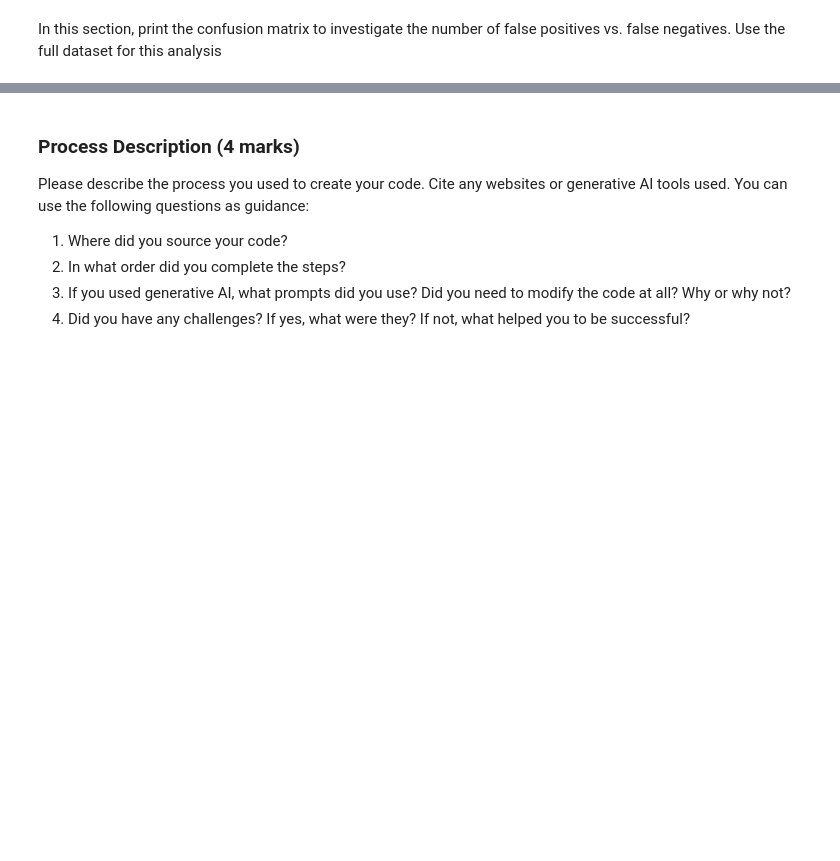
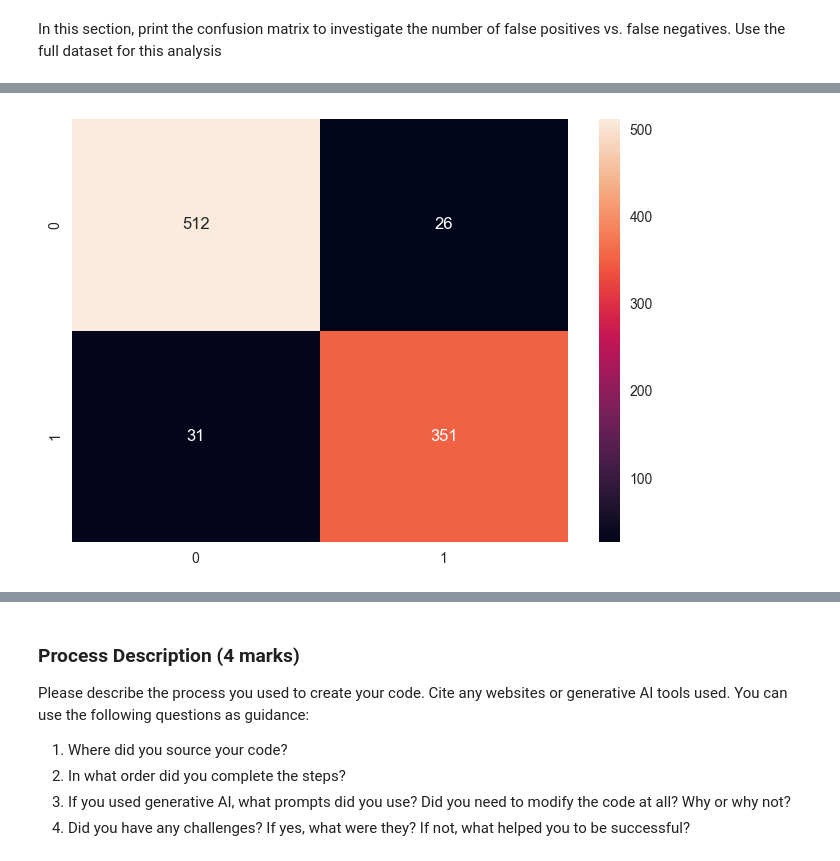
Before and after one commit to aneeshb7/ensf-611, a Jupyter notebook: assignments/Assignment 2.ipynb, the cells around one changed output, grey strips where cells are left out. Cells and saved outputs as stored; diff of their text form; code cells hidden in the pictures; blank space fills up the shorter version.

```diff
--- a/assignments/Assignment 2.ipynb
+++ b/assignments/Assignment 2.ipynb
@@ -63,6 +90,17 @@ For this task, we want to test if the linear model would still work if we used l
     - `X` and `y`
     - Only first two columns of `X` and `y`
     - `X_small` and `y_small`
+# %%
+from sklearn.linear_model import LogisticRegression
+
+# instantiate model LogisticRegression(max_iter=2000)
+model = LogisticRegression(max_iter=2000)
+# implement model with X and y
+model1 = model.fit(X, y)
+# implement model with only first two columns of X and y
+model2 = model.fit(X.iloc[:, :2], y)
+# implement model with X_small and y_small
+model3 = model.fit(X_small, y_small)
 # %% [markdown]
 ### Step 4: Validate Model
 
@@ -82,3 +153,9 @@ Calculate the training and validation accuracy for the three different tests imp
 In this section, print the confusion matrix to investigate the number of false positives vs. false negatives. Use the full dataset for this analysis
 # %%
 # TO DO: Retrieve target vector and predicted values for validation set using full dataset (1 mark)
+# retrieve target vector and predicted values for validation set using full dataset
+from sklearn.model_selection import train_test_split
+X_train, X_val, y_train, y_val = train_test_split(X, y, test_size=0.2, random_state=0)
+model1.fit(X_train, y_train)
+y_pred = model1.predict(X_val)
+y_pred
@@ -85,6 +180,13 @@ In this section, print the confusion matrix to investigate the number of false p
 # %%
 # TO DO: Print confusion matrix using a heatmap (1 mark)
 # HINT: To remove scientific notation from a heatmap, set the parameter fmt='d'
+# print confusion matrix using a heatmap
+from sklearn.metrics import confusion_matrix
+conf_matrix = confusion_matrix(y_val, y_pred)
+sns.heatmap(conf_matrix, annot=True, fmt='d')
+plt.show()
+# %% [output]
+[figure, added]
 # %% [markdown]
 ### Questions (8 marks)
 1. How do the training and validation accuracy change depending on the amount of data used? Explain with values.
```
Also changed, not shown: parts of 19 cells of this notebook.
